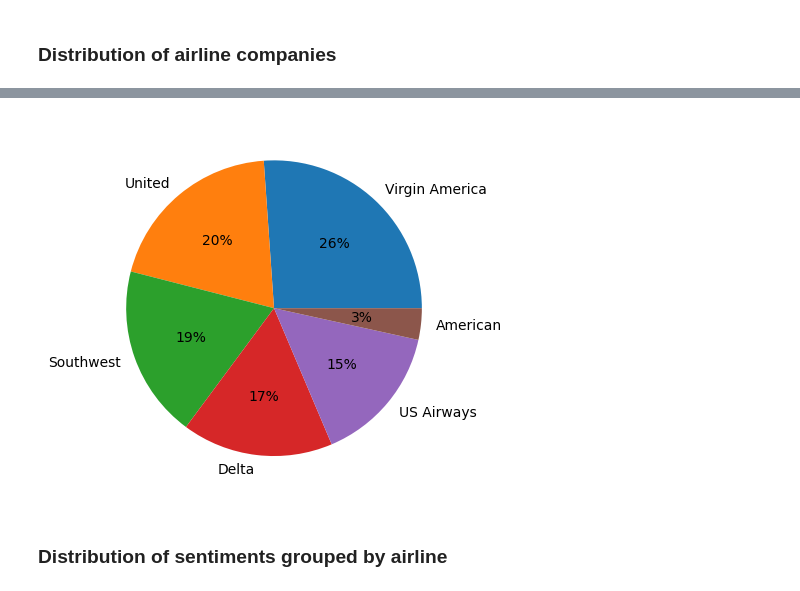
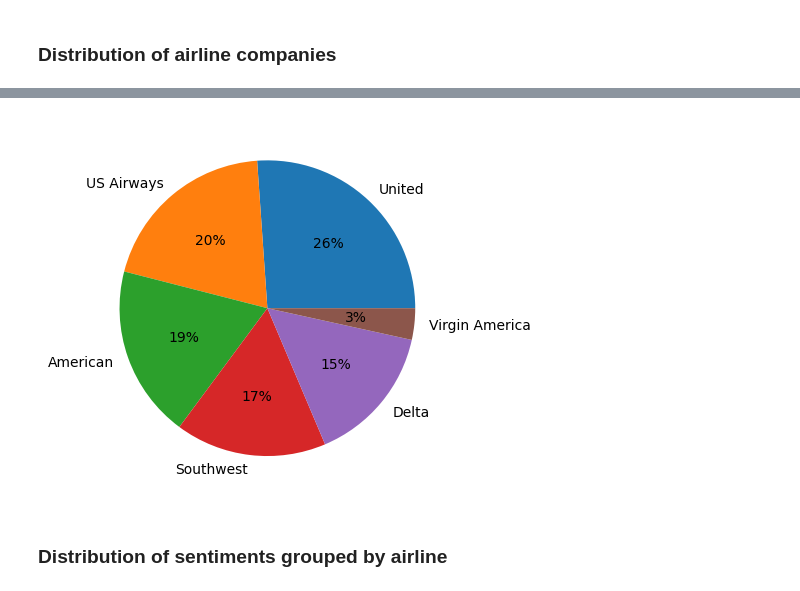
Before and after one commit to karansangha/5511_week6_finalproject, a Jupyter notebook: Sentiment Analysis.ipynb, the cells around one changed output, grey strips where cells are left out. Saved outputs shown, nothing was run; the diff lists cells and outputs as text; code cells hidden in the pictures.

```diff
--- a/Sentiment Analysis.ipynb
+++ b/Sentiment Analysis.ipynb
@@ -102,9 +109,9 @@ plt.show()
 # %%
 plt.pie(df["airline"].value_counts()
-        , labels=df["airline"].unique()
+        , labels=df["airline"].value_counts().index
         , autopct='%.0f%%')
 plt.show()
 # %% [output]
-[figure, old version]
+[figure, new version]
 # %% [markdown]
 ### Distribution of sentiments grouped by airline
```
Also changed, not shown: parts of 14 cells of this notebook.
